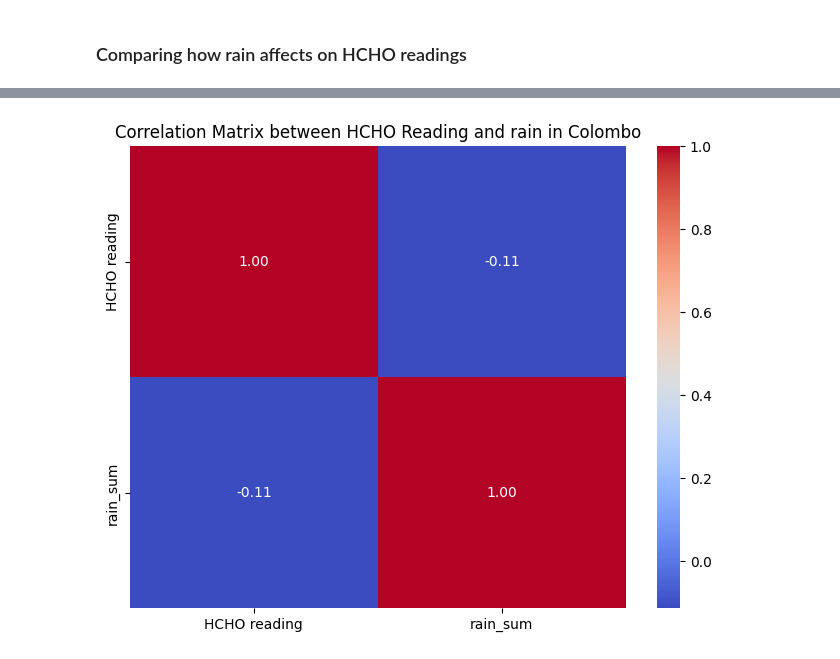
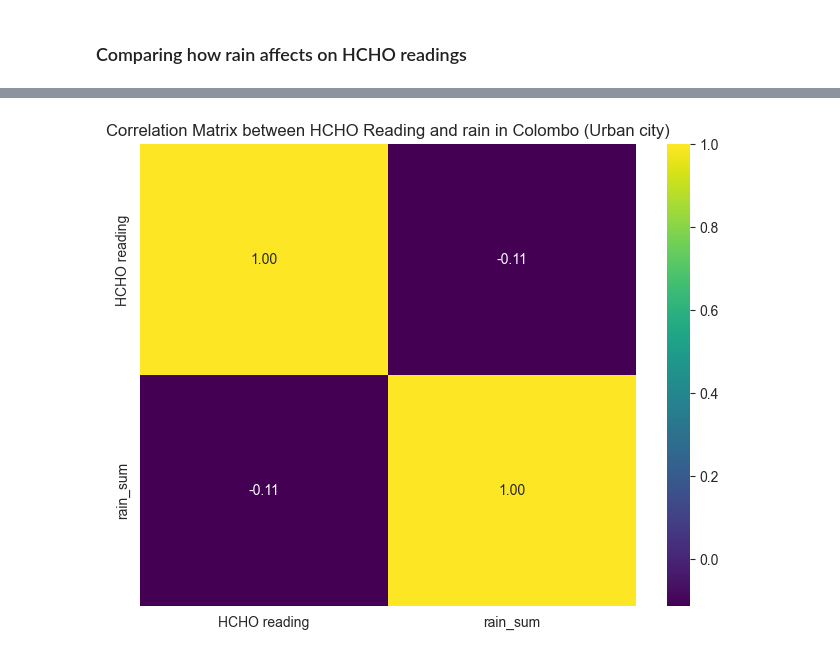
Before and after one commit to VanujaDesilva/Analyzing-HCHO-Gas-Levels-in-Sri-Lanka, a Jupyter notebook: Spatio-Temporal Analysis.ipynb, the cells around one changed output, grey strips where cells are left out. Drawn from its saved outputs; the diff is of its cells as text; code cells hidden in the pictures.

```diff
--- a/Spatio-Temporal Analysis.ipynb
+++ b/Spatio-Temporal Analysis.ipynb
@@ -541,20 +523,20 @@ for year in range(2019, 2023):
 # %%
 # Merge HCHO readings and weather data on month and year
 merged_df = pd.merge(colombo_df, colombo_weather, on=['month', 'year'])
 
 # Select relevant columns for correlation matrix
 correlation_data = merged_df[['HCHO reading','rain_sum']]
 
 # Compute correlation matrix
 correlation_matrix = correlation_data.corr()
 
 # Plot correlation matrix as a heatmap
 plt.figure(figsize=(8, 6))
-sns.heatmap(correlation_matrix, annot=True, cmap='coolwarm', fmt=".2f", annot_kws={"size": 10})
+sns.heatmap(correlation_matrix, annot=True, cmap='viridis', fmt=".2f", annot_kws={"size": 10})
 plt.title('Correlation Matrix between HCHO Reading and rain in Colombo (Urban city)')
 plt.show()
 # %% [output]
-[figure, old version]
+[figure, new version]
 # %%
 # Loop through each year from 2019 to 2023
 for year in range(2019, 2023):
```
Also changed, not shown: parts of 13 cells of this notebook.
